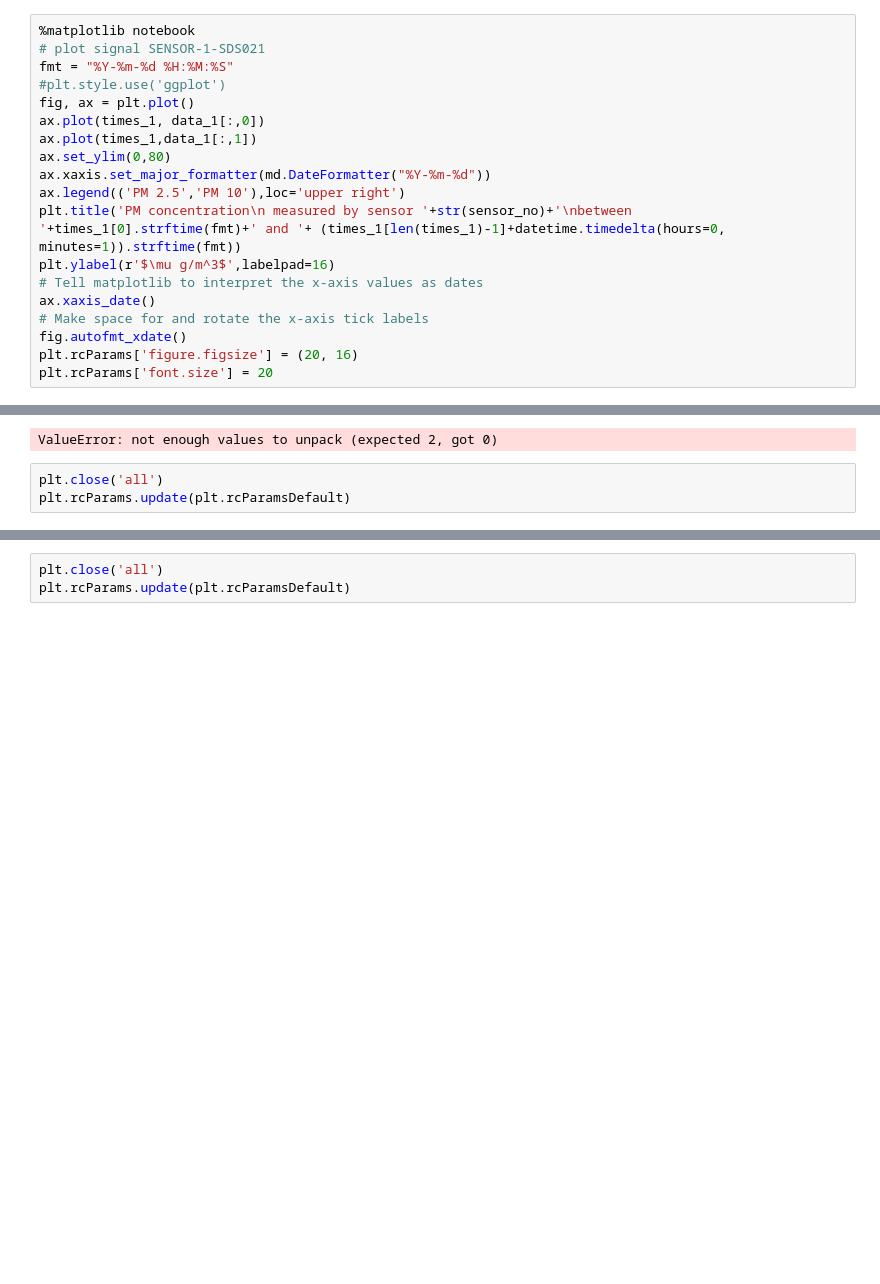
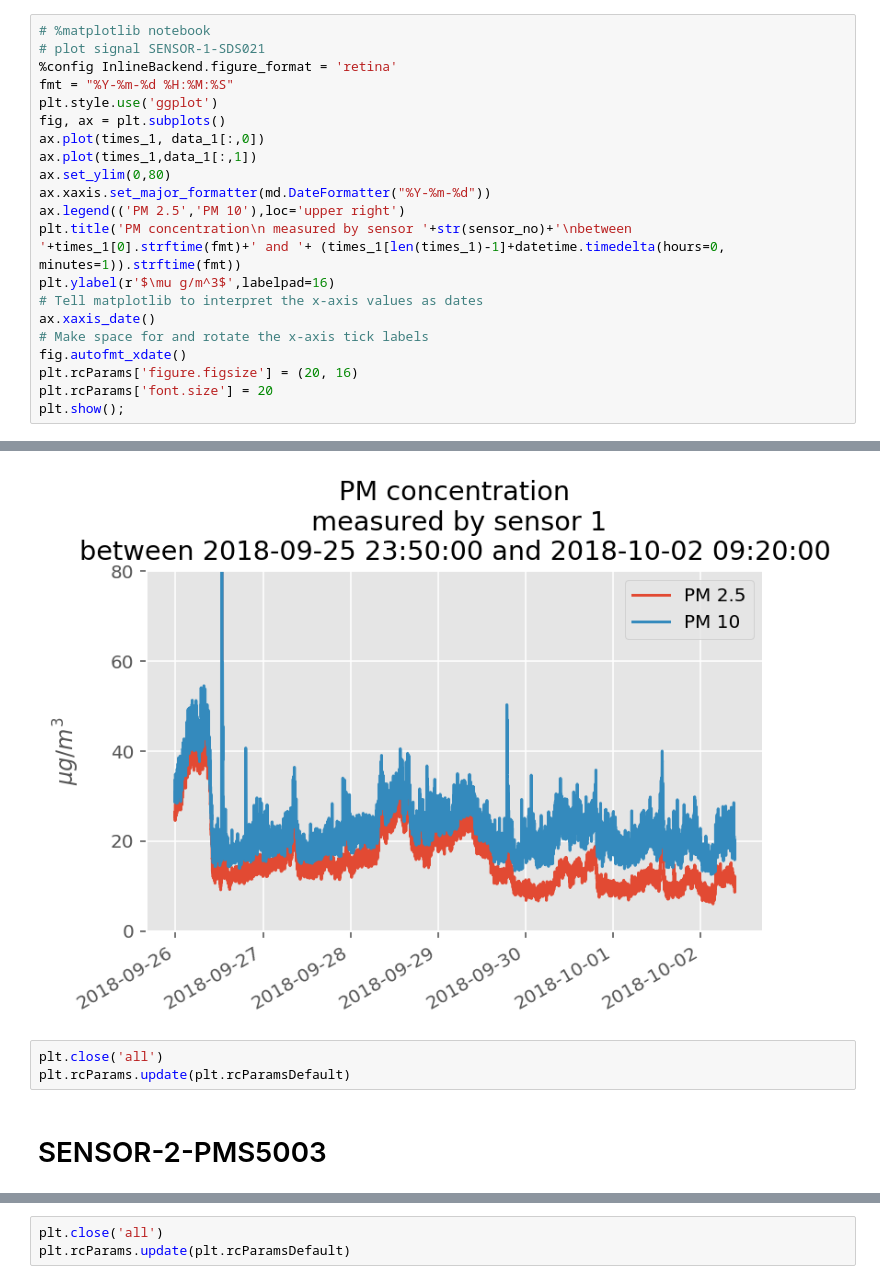
Before and after one commit to iditbela2/Sensors_Barak_lab, a Jupyter notebook: data_analysis/DA_plots.ipynb, the cells around one changed output, grey strips where cells are left out. Saved outputs shown, nothing was run; the diff lists cells and outputs as text; blank space fills up the shorter version.

Commit message:
notebook after some small games

```diff
--- a/data_analysis/DA_plots.ipynb
+++ b/data_analysis/DA_plots.ipynb
@@ -27,9 +40,10 @@ times_1, data_1 = da.getSignalData(dataPath, sensor_no,start_date, end_date, dur
 # %%
-%matplotlib notebook
+# %matplotlib notebook
 # plot signal SENSOR-1-SDS021
+%config InlineBackend.figure_format = 'retina'
 fmt = "%Y-%m-%d %H:%M:%S"
-#plt.style.use('ggplot')
-fig, ax = plt.plot()
+plt.style.use('ggplot')
+fig, ax = plt.subplots()
 ax.plot(times_1, data_1[:,0])
 ax.plot(times_1,data_1[:,1])
 ax.set_ylim(0,80)
@@ -43,4 +57,5 @@ ax.xaxis_date()
 fig.autofmt_xdate()
 plt.rcParams['figure.figsize'] = (20, 16)
 plt.rcParams['font.size'] = 20
+plt.show();
 # %% [output]
@@ -49,5 +62,7 @@ plt.rcParams['font.size'] = 20
-ValueError: not enough values to unpack (expected 2, got 0)
+[figure, added]
 # %%
 plt.close('all')
 plt.rcParams.update(plt.rcParamsDefault)
+# %% [markdown]
+# SENSOR-2-PMS5003
 # %%
```
Also changed, not shown: parts of 15 cells of this notebook, 1 other file.
